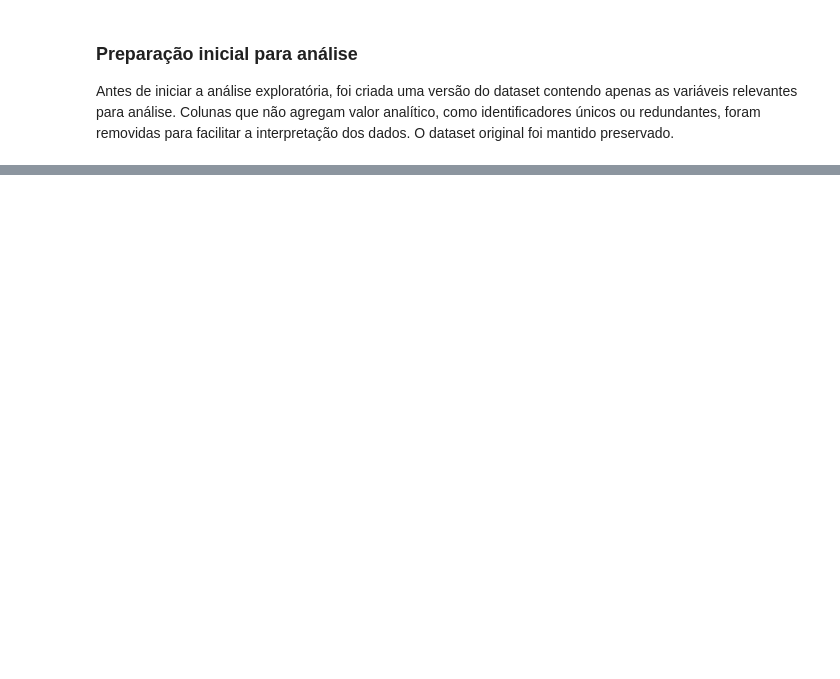
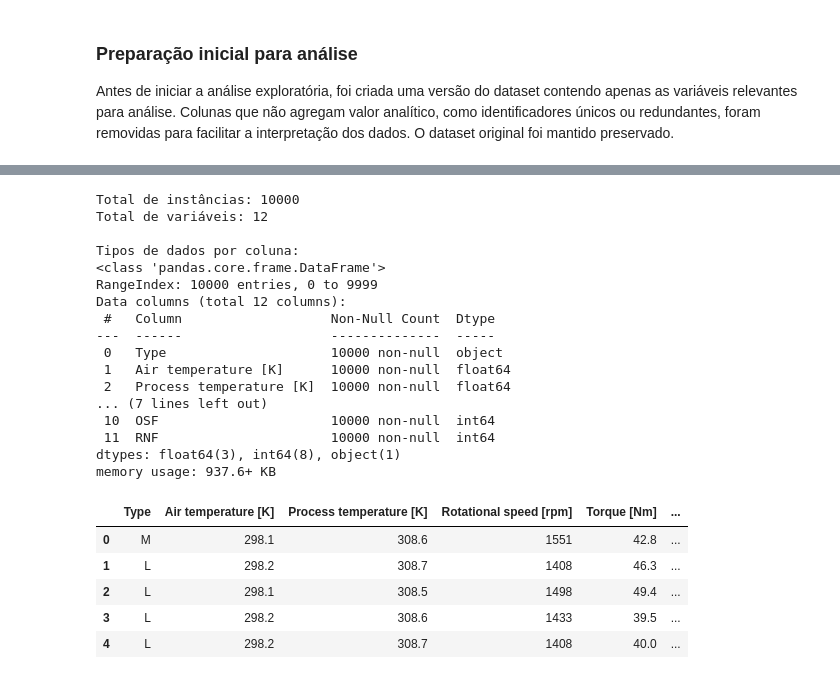
Before and after one commit to thaygorh/Analise-de-Dados-e-Boas-Praticas, a Jupyter notebook: mvp-analise-dados-e-boas-praticas.ipynb, the cells around one changed output, grey strips where cells are left out. Drawn from its saved outputs; the diff is of its cells as text; code cells hidden in the pictures; blank space fills up the shorter version.

```diff
--- a/mvp-analise-dados-e-boas-praticas.ipynb
+++ b/mvp-analise-dados-e-boas-praticas.ipynb
@@ -505,0 +174,41 @@ As três hipóteses levantadas foram validadas:
+# %%
+# quantidade total de instâncias (linhas)
+print(f"Total de instâncias: {len(df_analysis)}")
+
+# quantidade total de variáveis (colunas)
+print(f"Total de variáveis: {df_analysis.shape[1]}")
+
+print()  #linha em branco
+
+# exibição dos tipos de dados de cada coluna e verificação de valores nulos
+print("Tipos de dados por coluna:")
+df_analysis.info()
+
+print()  #linha em branco
+
+# visualização das primeiras linhas do dataset após remoção das colunas irrelevantes
+df_analysis.head()
+# %% [output]
+Total de instâncias: 10000
+Total de variáveis: 12
+
+Tipos de dados por coluna:
+<class 'pandas.core.frame.DataFrame'>
+RangeIndex: 10000 entries, 0 to 9999
+Data columns (total 12 columns):
+ #   Column                   Non-Null Count  Dtype
+---  ------                   --------------  -----
+ 0   Type                     10000 non-null  object
+ 1   Air temperature [K]      10000 non-null  float64
+ 2   Process temperature [K]  10000 non-null  float64
+... (7 lines left out)
+ 10  OSF                      10000 non-null  int64
+ 11  RNF                      10000 non-null  int64
+dtypes: float64(3), int64(8), object(1)
+memory usage: 937.6+ KB
+|  | Type | Air temperature [K] | Process temperature [K] | Rotational speed [rpm] | Torque [Nm] | ... |
+| 0 | M | 298.1 | 308.6 | 1551 | 42.8 | ... |
+| 1 | L | 298.2 | 308.7 | 1408 | 46.3 | ... |
+| 2 | L | 298.1 | 308.5 | 1498 | 49.4 | ... |
+| 3 | L | 298.2 | 308.6 | 1433 | 39.5 | ... |
+| 4 | L | 298.2 | 308.7 | 1408 | 40.0 | ... |
```
Also changed, not shown: parts of 66 cells of this notebook.
